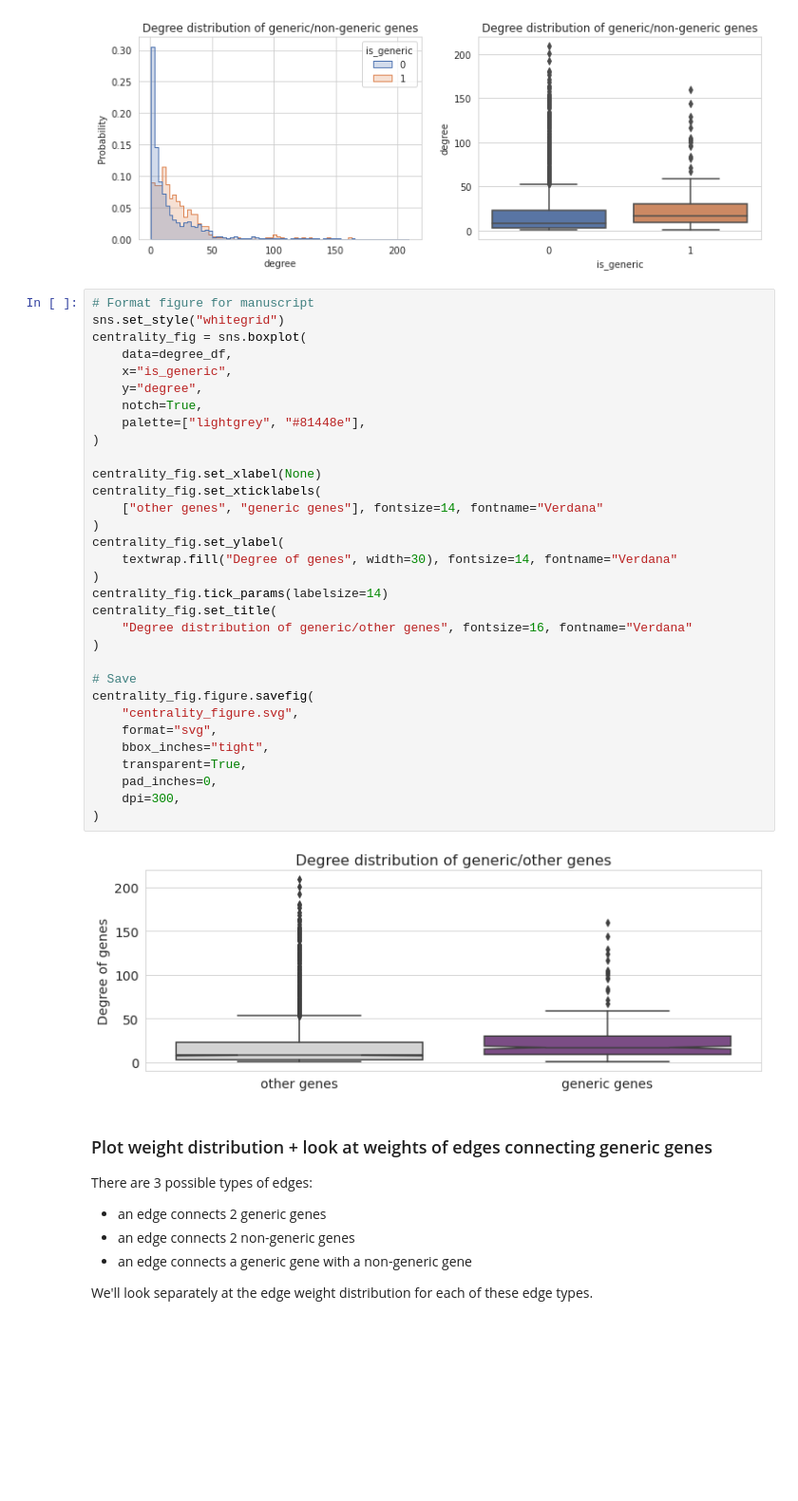
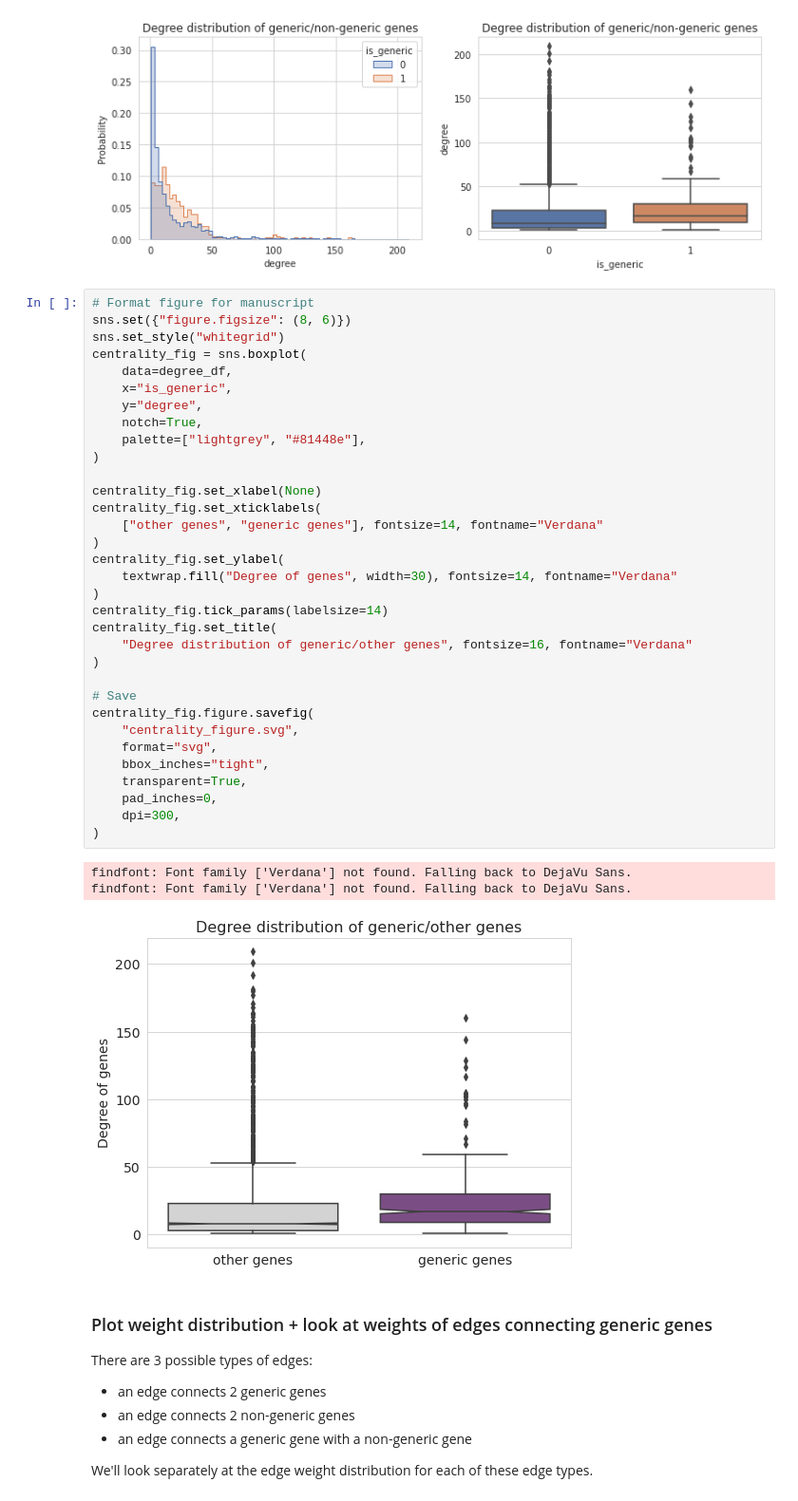
Before and after one commit to greenelab/generic-expression-patterns, a Jupyter notebook: network_analysis/2_calculate_node_statistics.ipynb, the cells around one changed output. Shown: that part at 95% size. Cells and saved outputs as stored; diff of their text form; blank space fills up the shorter version.

```diff
--- a/network_analysis/2_calculate_node_statistics.ipynb
+++ b/network_analysis/2_calculate_node_statistics.ipynb
@@ -70,38 +70,41 @@ Text(0.5, 1.0, 'Degree distribution of generic/non-generic genes')
 [figure]
 # %%
 # Format figure for manuscript
+sns.set({"figure.figsize": (8, 6)})
 sns.set_style("whitegrid")
 centrality_fig = sns.boxplot(
     data=degree_df,
     x="is_generic",
     y="degree",
     notch=True,
     palette=["lightgrey", "#81448e"],
 )
 
 centrality_fig.set_xlabel(None)
 centrality_fig.set_xticklabels(
     ["other genes", "generic genes"], fontsize=14, fontname="Verdana"
 )
 centrality_fig.set_ylabel(
     textwrap.fill("Degree of genes", width=30), fontsize=14, fontname="Verdana"
 )
 centrality_fig.tick_params(labelsize=14)
 centrality_fig.set_title(
     "Degree distribution of generic/other genes", fontsize=16, fontname="Verdana"
 )
 
 # Save
 centrality_fig.figure.savefig(
     "centrality_figure.svg",
     format="svg",
     bbox_inches="tight",
     transparent=True,
     pad_inches=0,
     dpi=300,
 )
 # %% [output]
+findfont: Font family ['Verdana'] not found. Falling back to DejaVu Sans.
+findfont: Font family ['Verdana'] not found. Falling back to DejaVu Sans.
-[figure, old version]
+[figure, new version]
 # %% [markdown]
 ### Plot weight distribution + look at weights of edges connecting generic genes
 
```
Also changed, not shown: 10 other files.
